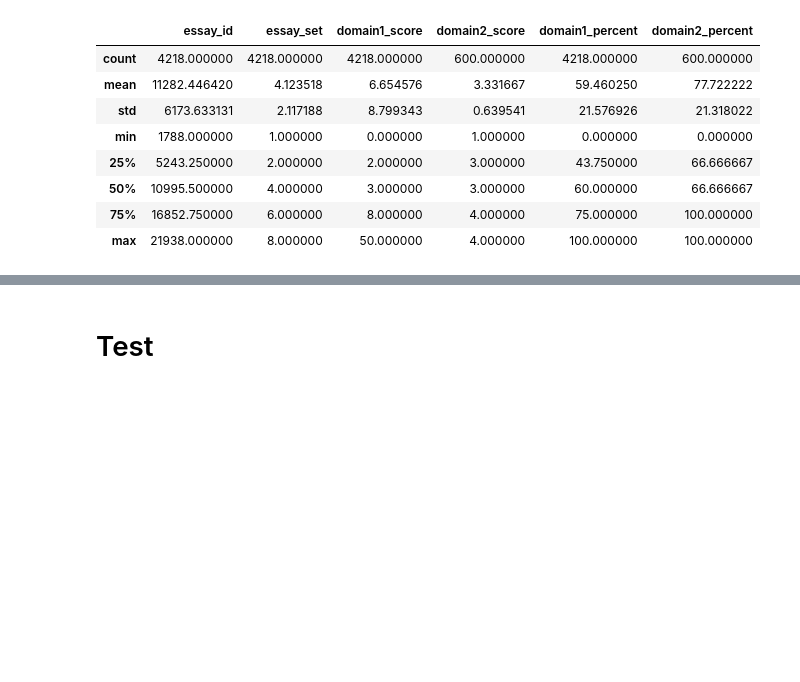
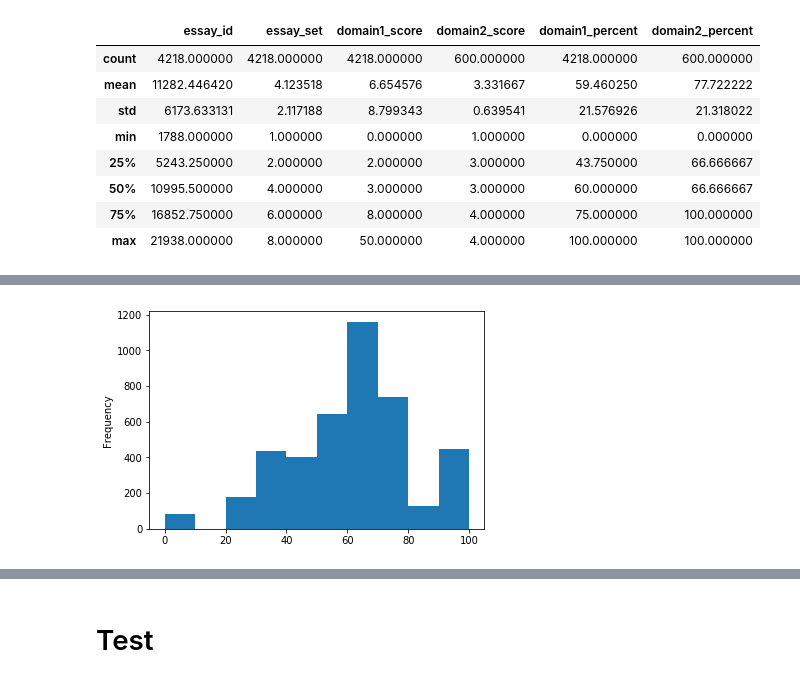
Before and after one commit to MattEding/EssayScorer, a Jupyter notebook: extract_data.ipynb, the cells around one changed output, grey strips where cells are left out. Cells and saved outputs as stored; diff of their text form; code cells hidden in the pictures; blank space fills up the shorter version.

```diff
--- a/extract_data.ipynb
+++ b/extract_data.ipynb
@@ -160,0 +175,4 @@ valid.describe()
+# %%
+valid['domain1_percent'].plot.hist();
+# %% [output]
+[figure, added]
```
Also changed, not shown: parts of 5 cells of this notebook, 5 other files.
